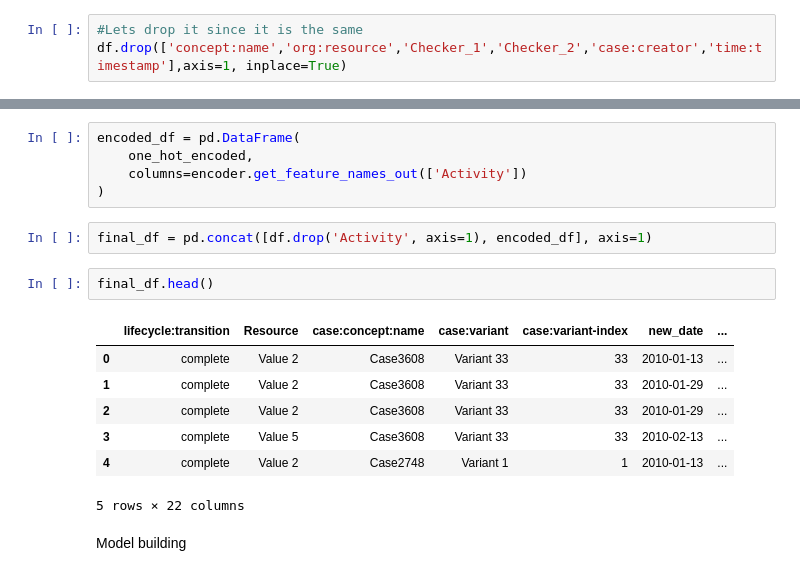
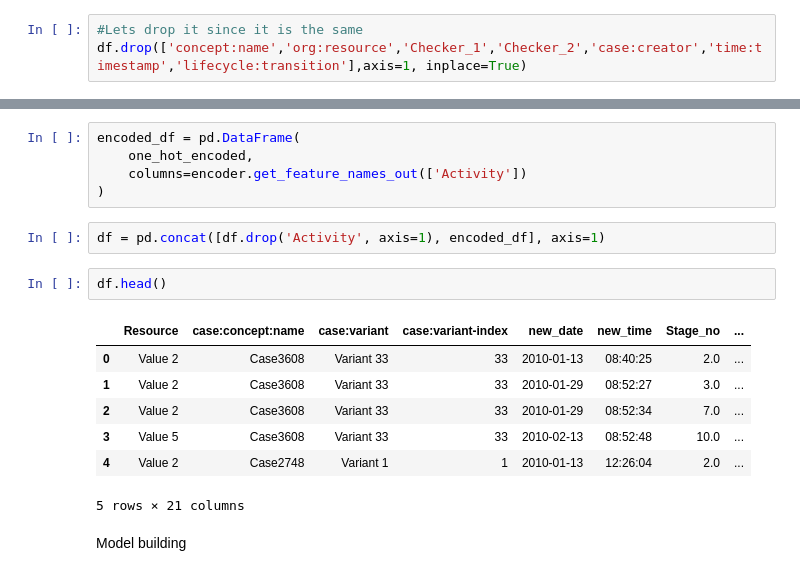
Before and after one commit to pullz6/Research_inspired_Self-Explaining-Neural-Networks-for-Business-Process-Monitoring, a Jupyter notebook: model.ipynb, the cells around one changed output, grey strips where cells are left out. Saved outputs shown, nothing was run; the diff lists cells and outputs as text.

```diff
--- a/model.ipynb
+++ b/model.ipynb
@@ -93,7 +84,7 @@ df['Checker_2'].unique()
 array([ True])
 # %%
 #Lets drop it since it is the same
-df.drop(['concept:name','org:resource','Checker_1','Checker_2','case:creator','time:timestamp'],axis=1, inplace=True)
+df.drop(['concept:name','org:resource','Checker_1','Checker_2','case:creator','time:timestamp','lifecycle:transition'],axis=1, inplace=True)
 # %%
 #Lets create a stage number for each activity stage of the help desk, this will help us easily identify where the case is in terms of the process
 
@@ -147,17 +137,17 @@ encoded_df = pd.DataFrame(
     columns=encoder.get_feature_names_out(['Activity'])
 )
 # %%
-final_df = pd.concat([df.drop('Activity', axis=1), encoded_df], axis=1)
+df = pd.concat([df.drop('Activity', axis=1), encoded_df], axis=1)
 # %%
-final_df.head()
+df.head()
 # %% [output]
-|  | lifecycle:transition | Resource | case:concept:name | case:variant | case:variant-index | new_date | ... |
-| 0 | complete | Value 2 | Case3608 | Variant 33 | 33 | 2010-01-13 | ... |
-| 1 | complete | Value 2 | Case3608 | Variant 33 | 33 | 2010-01-29 | ... |
-| 2 | complete | Value 2 | Case3608 | Variant 33 | 33 | 2010-01-29 | ... |
-| 3 | complete | Value 5 | Case3608 | Variant 33 | 33 | 2010-02-13 | ... |
-| 4 | complete | Value 2 | Case2748 | Variant 1 | 1 | 2010-01-13 | ... |
+|  | Resource | case:concept:name | case:variant | case:variant-index | new_date | new_time | Stage_no | ... |
+| 0 | Value 2 | Case3608 | Variant 33 | 33 | 2010-01-13 | 08:40:25 | 2.0 | ... |
+| 1 | Value 2 | Case3608 | Variant 33 | 33 | 2010-01-29 | 08:52:27 | 3.0 | ... |
+| 2 | Value 2 | Case3608 | Variant 33 | 33 | 2010-01-29 | 08:52:34 | 7.0 | ... |
+| 3 | Value 5 | Case3608 | Variant 33 | 33 | 2010-02-13 | 08:52:48 | 10.0 | ... |
+| 4 | Value 2 | Case2748 | Variant 1 | 1 | 2010-01-13 | 12:26:04 | 2.0 | ... |
-5 rows × 22 columns
+5 rows × 21 columns
 # %% [markdown]
 Model building
 # %%
```
Also changed, not shown: parts of 3 cells of this notebook.
